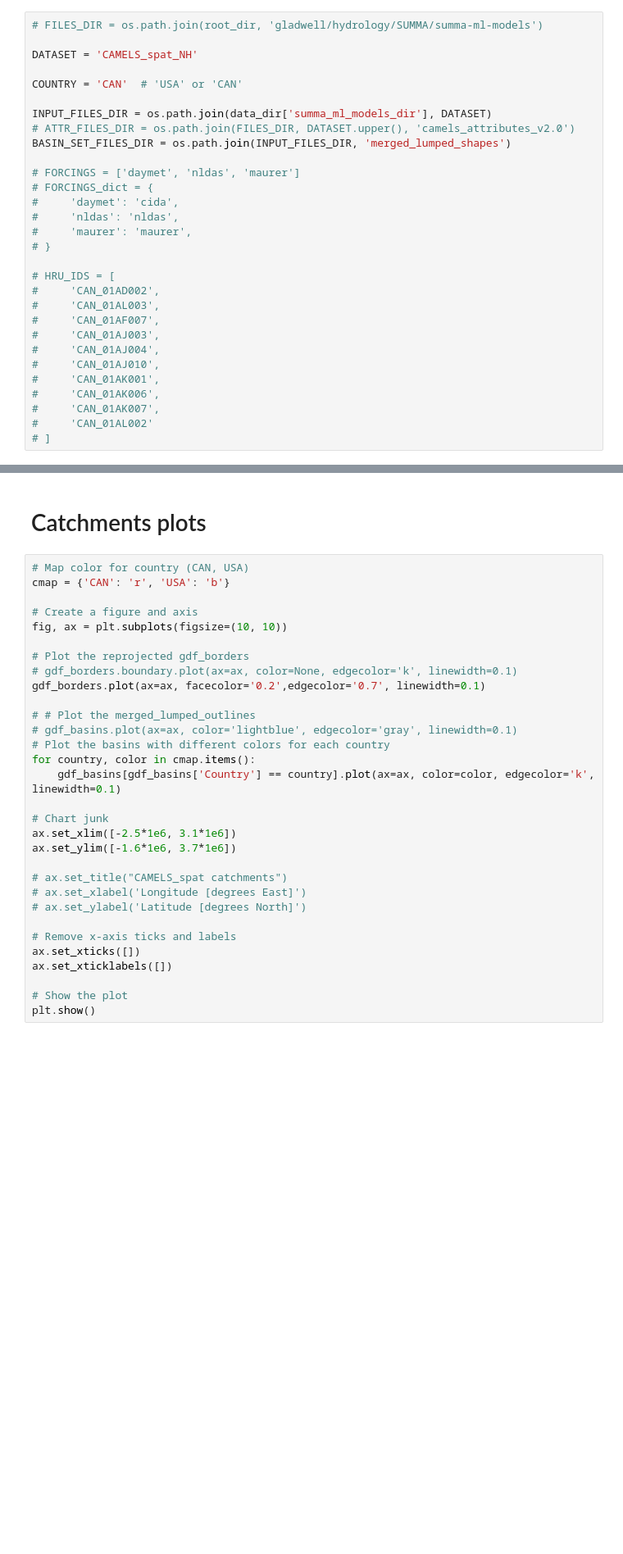
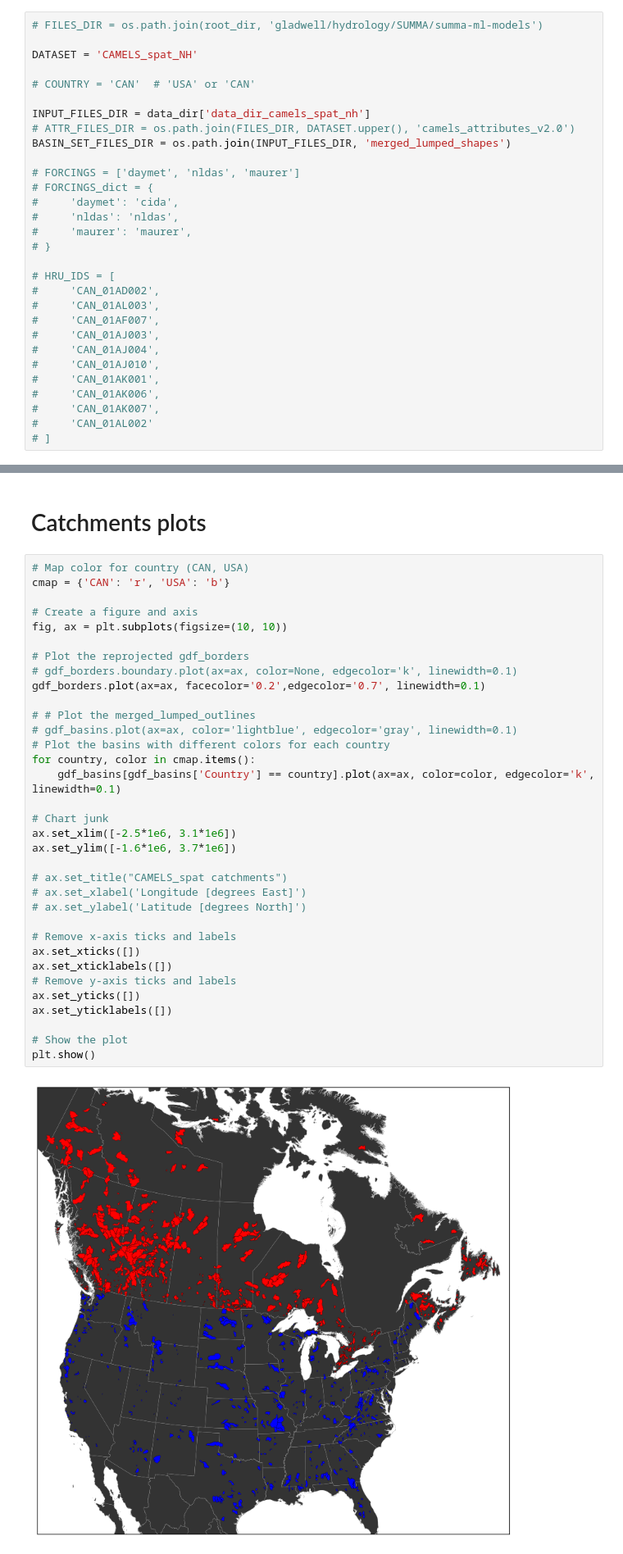
Before and after one commit to jpcurbelo/camels-spat-to-nh, a Jupyter notebook: camels_spat_plots.ipynb, the cells around one changed output, grey strips where cells are left out. Shown at 82% size. Cells and saved outputs as stored; diff of their text form; blank space fills up the shorter version.

```diff
--- a/camels_spat_plots.ipynb
+++ b/camels_spat_plots.ipynb
@@ -31,9 +31,9 @@ data_dir, data_gen = load_util_data(CURRENT_DIR)
 
 DATASET = 'CAMELS_spat_NH'
 
-COUNTRY = 'CAN'  # 'USA' or 'CAN'
+# COUNTRY = 'CAN'  # 'USA' or 'CAN'
 
-INPUT_FILES_DIR = os.path.join(data_dir['summa_ml_models_dir'], DATASET)
+INPUT_FILES_DIR = data_dir['data_dir_camels_spat_nh']
 # ATTR_FILES_DIR = os.path.join(FILES_DIR, DATASET.upper(), 'camels_attributes_v2.0')
 BASIN_SET_FILES_DIR = os.path.join(INPUT_FILES_DIR, 'merged_lumped_shapes')
 
@@ -108,30 +99,35 @@ gdf_borders = gdf_borders.set_crs(common_crs, allow_override=True)
 # Map color for country (CAN, USA)
 cmap = {'CAN': 'r', 'USA': 'b'}
 
 # Create a figure and axis
 fig, ax = plt.subplots(figsize=(10, 10))
 
 # Plot the reprojected gdf_borders
 # gdf_borders.boundary.plot(ax=ax, color=None, edgecolor='k', linewidth=0.1)
 gdf_borders.plot(ax=ax, facecolor='0.2',edgecolor='0.7', linewidth=0.1)
 
 # # Plot the merged_lumped_outlines
 # gdf_basins.plot(ax=ax, color='lightblue', edgecolor='gray', linewidth=0.1)
 # Plot the basins with different colors for each country
 for country, color in cmap.items():
     gdf_basins[gdf_basins['Country'] == country].plot(ax=ax, color=color, edgecolor='k', linewidth=0.1)
 
 # Chart junk
 ax.set_xlim([-2.5*1e6, 3.1*1e6])
 ax.set_ylim([-1.6*1e6, 3.7*1e6])
 
 # ax.set_title("CAMELS_spat catchments")
 # ax.set_xlabel('Longitude [degrees East]')
 # ax.set_ylabel('Latitude [degrees North]')
 
 # Remove x-axis ticks and labels
 ax.set_xticks([])
 ax.set_xticklabels([])
+# Remove y-axis ticks and labels
+ax.set_yticks([])
+ax.set_yticklabels([])
 
 # Show the plot
 plt.show()
+# %% [output]
+[figure, added]
```
Also changed, not shown: parts of 1 cell of this notebook, 2 other files.
